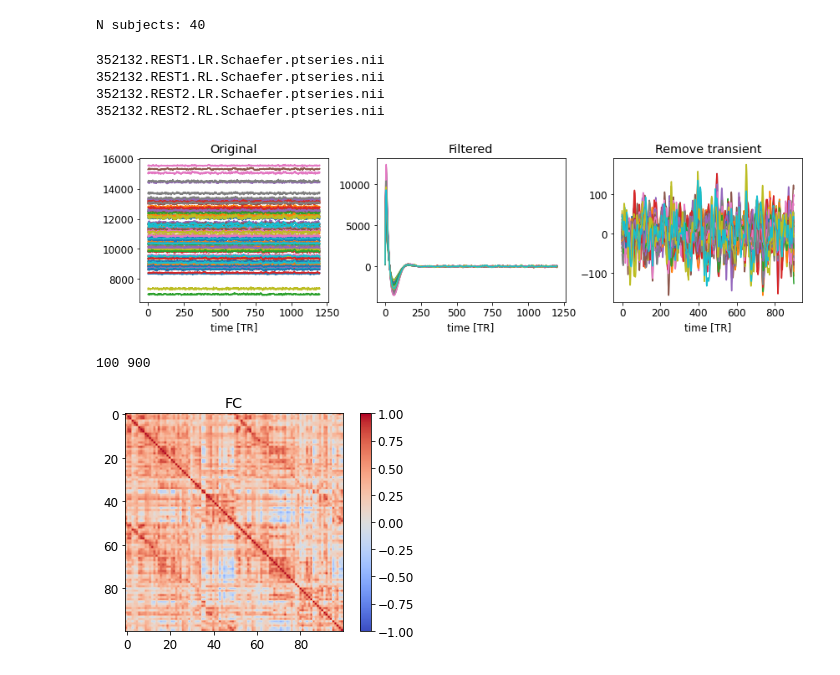
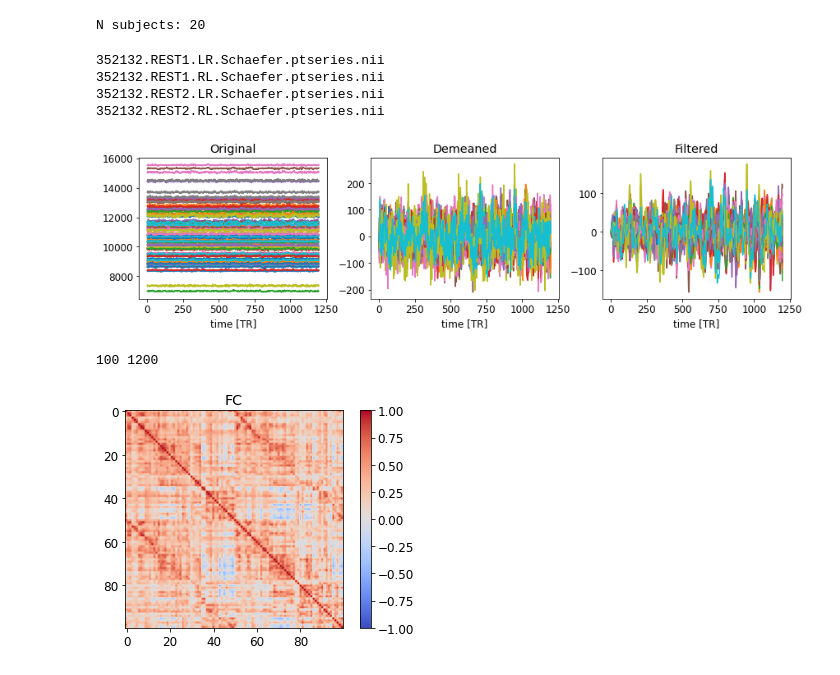
Before and after one commit to gbarzon/DMF, a Jupyter notebook: FC_analysis.ipynb, the cells around one changed output. Cells and saved outputs as stored; diff of their text form; code cells hidden in the pictures.

```diff
--- a/FC_analysis.ipynb
+++ b/FC_analysis.ipynb
@@ -25,14 +25,17 @@ def bp_filter(data, lfreq=lfreq, hfreq=hfreq, TR=TR):
     b, a = butter(2, np.array([lfreq, hfreq])*2*TR, btype='band')
     return lfilter(b, a, data)
 # %%
-def load_data(subj):
+def load_data(subj, demean=True):
     data = []
 
     for fname in os.listdir(folder):
         if str(subj) in fname:
             print(fname)
             tmp = nib.load(folder+fname).get_fdata().T
-            data.append(tmp)
+            if demean:
+                data.append(tmp-tmp.mean(axis=1,keepdims=True))
+            else:
+                data.append(tmp)
 
     return data
 # %%
@@ -40,53 +43,52 @@ def load_data(subj):
 subjs = []
 
 for fname in os.listdir(folder):
-    if 'REST1' in fname:
+    if 'REST1.LR' in fname:
         subjs.append(int(fname.split('.')[0]))
 
 print('N subjects:', len(subjs))
 # %% [output]
-N subjects: 40
+N subjects: 20
 # %%
-data = load_data(subjs[1])
+data = load_data(subjs[1], demean=False)
 # %% [output]
 352132.REST1.LR.Schaefer.ptseries.nii
 352132.REST1.RL.Schaefer.ptseries.nii
 352132.REST2.LR.Schaefer.ptseries.nii
 352132.REST2.RL.Schaefer.ptseries.nii
 # %%
-filtered = [bp_filter(tmp) for tmp in data]
+demeaned = [tmp-tmp.mean(axis=1,keepdims=True) for tmp in data]
+filtered = [bp_filter(tmp) for tmp in demeaned]
 # %%
-offset = 300
-
 plt.figure(figsize=(12,3.5))
 
 plt.subplot(1,3,1)
 plt.plot(data[0].T)
 plt.title('Original')
 plt.xlabel('time [TR]')
 
 plt.subplot(1,3,2)
+plt.plot(demeaned[0].T)
+plt.title('Demeaned')
+plt.xlabel('time [TR]')
+
+plt.subplot(1,3,3)
 plt.plot(filtered[0].T)
 plt.title('Filtered')
 plt.xlabel('time [TR]')
 
-plt.subplot(1,3,3)
-plt.plot(filtered[0][:,offset:].T)
-plt.title('Remove transient')
-plt.xlabel('time [TR]')
-
 plt.tight_layout()
 plt.show()
 # %% [output]
-[figure, old version]
+[figure, new version]
 # %%
-bold = filtered[0][:,offset:]
+bold = filtered[0]
 N, Tmax = bold.shape
 print(N, Tmax)
 
 fc = np.corrcoef(bold)
 # %% [output]
-100 900
+100 1200
 # %%
 plt.imshow(fc, cmap=cmap, vmin=-1, vmax=1)
 plt.colorbar()
```
Also changed, not shown: parts of 15 cells of this notebook, 9 other files.
